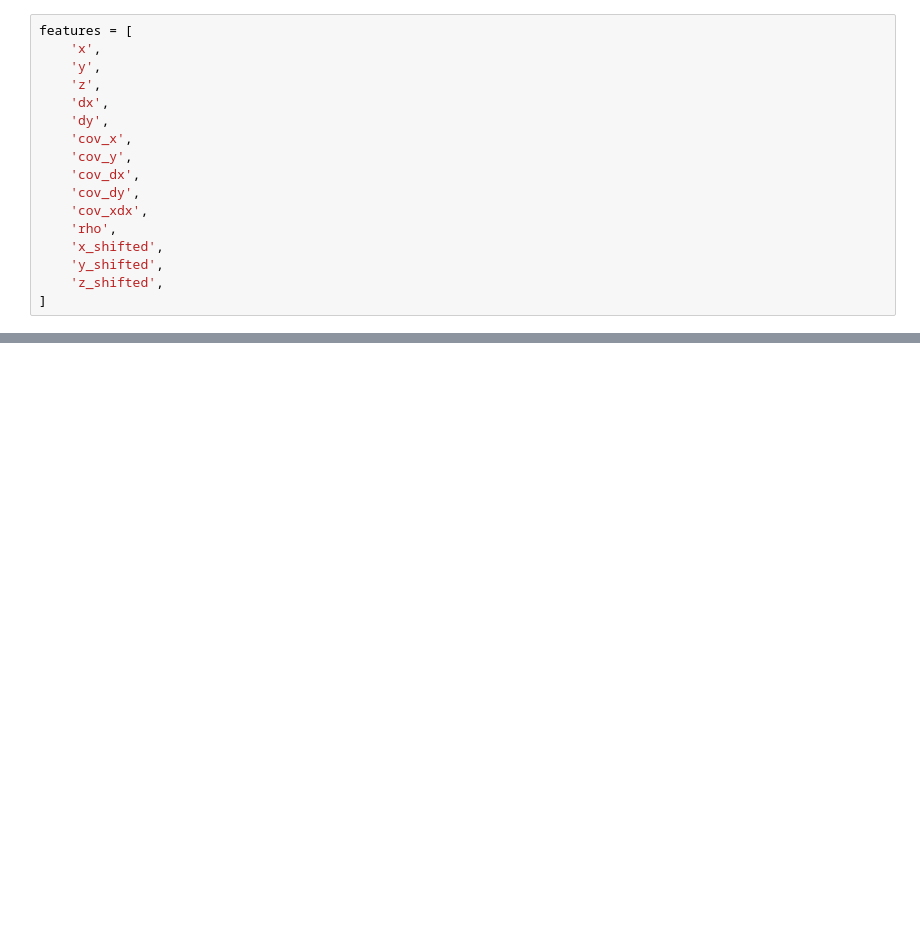
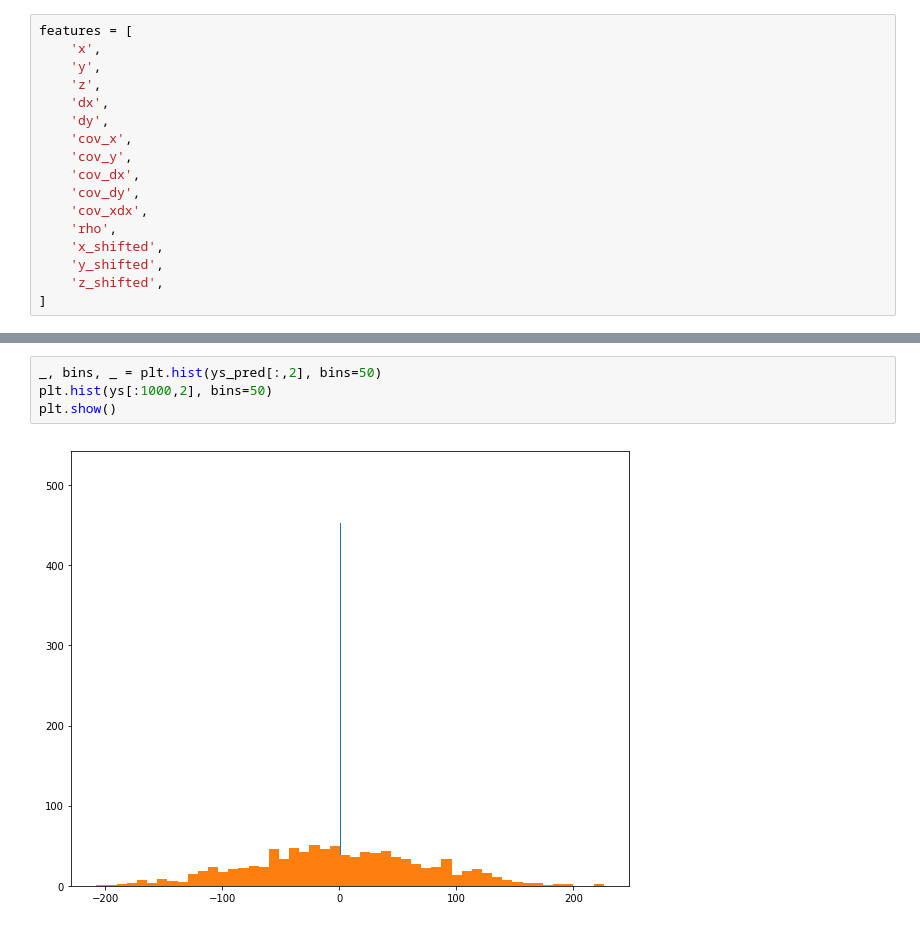
Before and after one commit to petruccs/rapid2018, a Jupyter notebook: developing_kheinick.ipynb, the cells around one changed output, grey strips where cells are left out. Drawn from its saved outputs; the diff is of its cells as text; blank space fills up the shorter version.

```diff
--- a/developing_kheinick.ipynb
+++ b/developing_kheinick.ipynb
@@ -158,0 +153,6 @@ array([[  0.36908199,   0.47715163, 112.3317664 ],
+# %%
+_, bins, _ = plt.hist(ys_pred[:,2], bins=50)
+plt.hist(ys[:1000,2], bins=50)
+plt.show()
+# %% [output]
+[figure, added]
```
Also changed, not shown: parts of 18 cells of this notebook.
